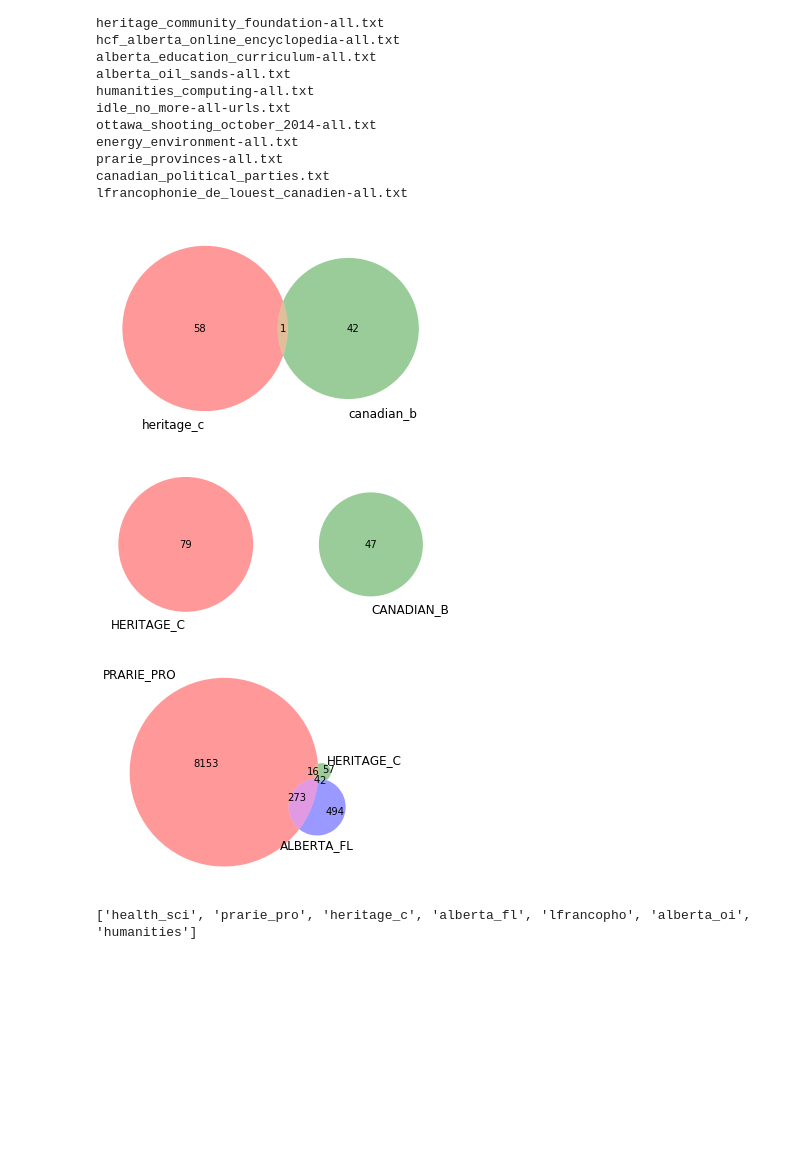
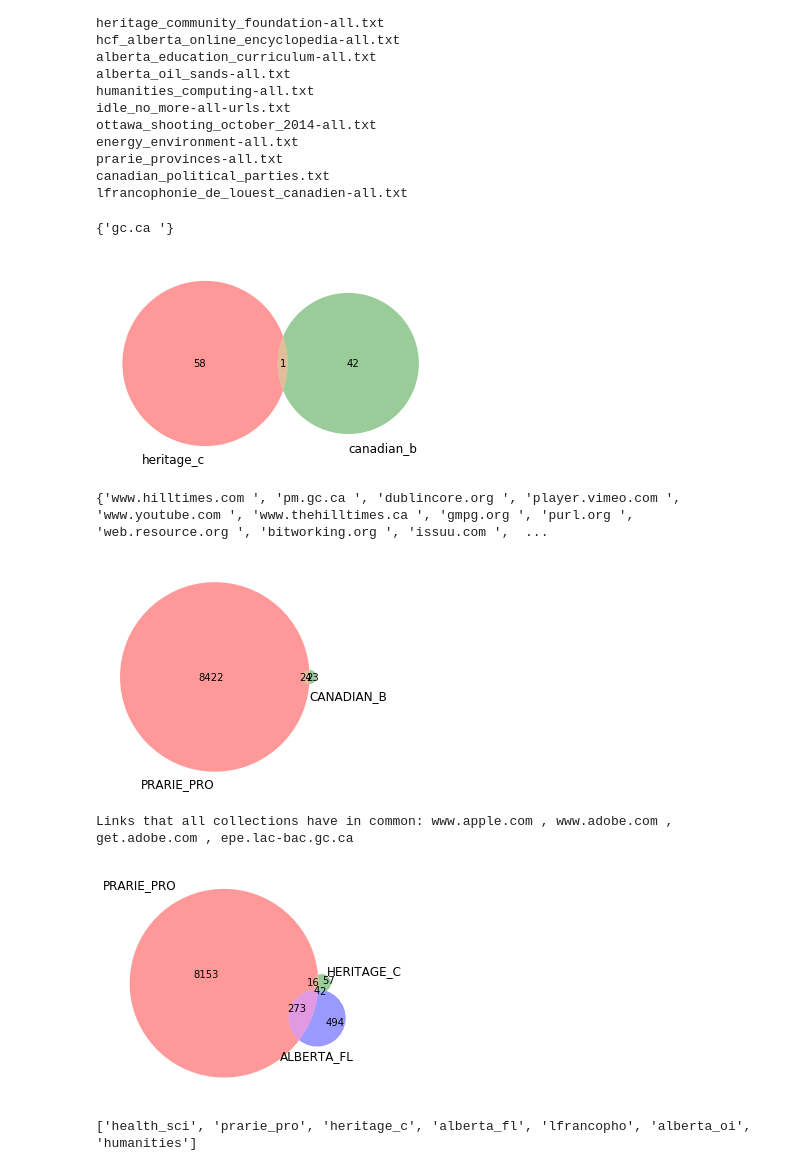
Before and after one commit to web-archive-group/WALK, a Jupyter notebook: Scripts/compare_collection/compare_collections.ipynb, the cells around one changed output. Drawn from its saved outputs; the diff is of its cells as text; code cells hidden in the pictures; blank space fills up the shorter version.

Commit message:
Include ability to call for links.

```diff
--- a/Scripts/compare_collection/compare_collections.ipynb
+++ b/Scripts/compare_collection/compare_collections.ipynb
@@ -85,6 +85,9 @@ class Compare:
         self.V3_AB = set(collections[0]) & set(collections[1]) - self.V3_ABC
         self.V3_BC = set(collections[1]) & set(collections[2]) - self.V3_ABC
         self.V3_AC = set(collections[0]) & set(collections[2]) - self.V3_ABC
+        self.V3_A = set(collections[0]) - (self.V3_ABC | self.V3_AB | self.V3_AC )
+        self.V3_B = set(collections[1]) - (self.V3_ABC | self.V3_AB | self.V3_BC )
+        self.V3_C = set(collections[2]) - (self.V3_ABC | self.V3_BC | self.V3_AC )
         return  (venn3([set(x) for x in collections], set_labels=self.collection_names))
     def ca(self, collections, names):
         # use dd to create a list of all websites in the collections
@@ -182,18 +185,24 @@ lfrancophonie_de_louest_canadien-all.txt
 #Two collections
 #Since collection is a dict() no need to include names.
 compare1 = Compare(collection, index=[3,9])
+print(compare1.V2_AB)
 # %% [output]
+{'gc.ca '}
 [figure]
 # %%
 #Although you can add your own names if you want to ...  (recall "names" is x.upper()))
 
-compare1 = Compare(comparit, names=names, index=[3,9] )
+compare1 = Compare(comparit, names=names, index=[2,9] )
+print (compare1.V2_AB)
 # %% [output]
+{'www.hilltimes.com ', 'pm.gc.ca ', 'dublincore.org ', 'player.vimeo.com ', 'www.youtube.com ', 'www.thehilltimes.ca ', 'gmpg.org ', 'purl.org ', 'web.resource.org ', 'bitworking.org ', 'issuu.com ',  ...
-[figure, old version]
+[figure, new version]
 # %%
 # What happens with three collections
 compare2 = Compare(comparit, names, [2,3,4])
+print("Links that all collections have in common: " + ', '.join(compare2.V3_ABC))
 # %% [output]
+Links that all collections have in common: www.apple.com , www.adobe.com , get.adobe.com , epe.lac-bac.gc.ca
 [figure]
 # %%
 # With more than three collections, the output switches to correspondence analysis.
```
Also changed, not shown: parts of 1 cell of this notebook.
